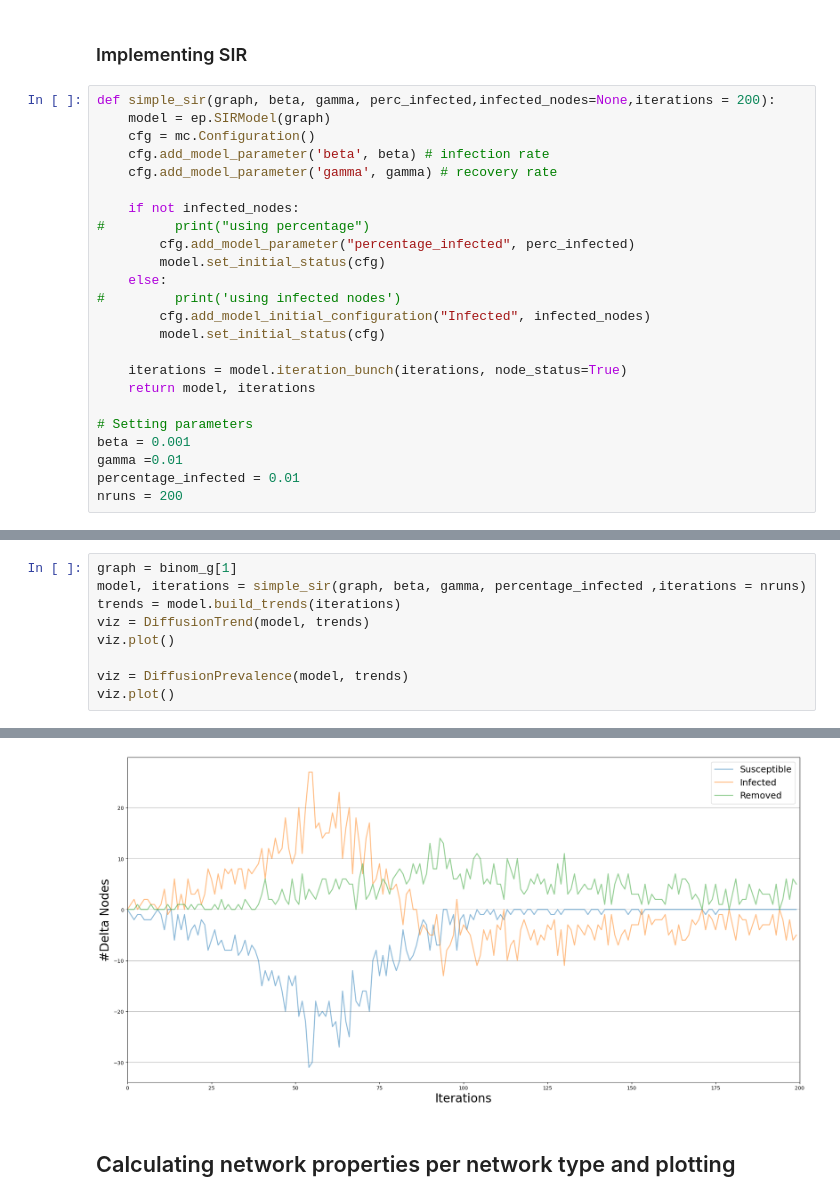
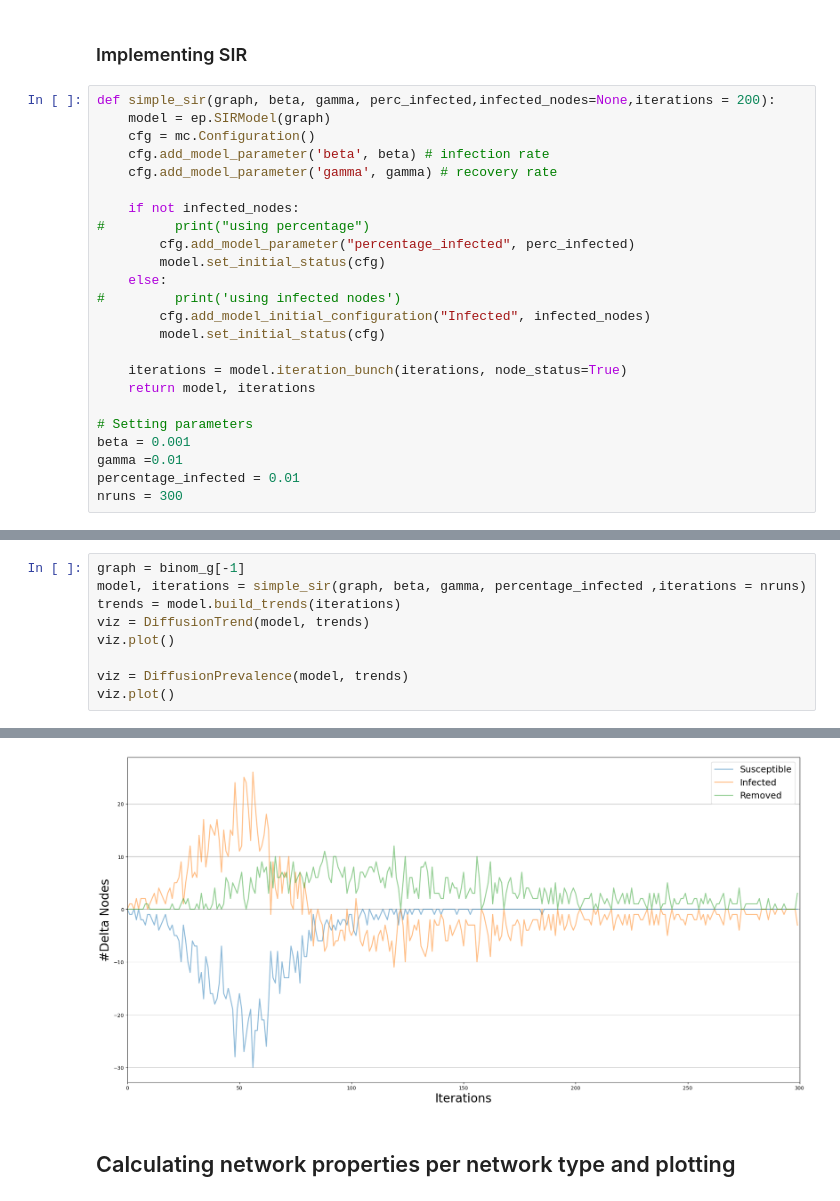
Before and after one commit to AleksSliw/Stochastic-and-spatial-models, a Jupyter notebook: Assigment II.ipynb, the cells around one changed output, grey strips where cells are left out. Saved outputs shown, nothing was run; the diff lists cells and outputs as text.

```diff
--- a/Assigment II.ipynb
+++ b/Assigment II.ipynb
@@ -546,4 +540,4 @@ def simple_sir(graph, beta, gamma, perc_infected,infected_nodes=None,iterations
 beta = 0.001
 gamma =0.01
 percentage_infected = 0.01
-nruns = 200
+nruns = 300
@@ -619,5 +575,5 @@ viz.plot()
 # %%
-graph = binom_g[1]
+graph = binom_g[-1]
 model, iterations = simple_sir(graph, beta, gamma, percentage_infected ,iterations = nruns)
 trends = model.build_trends(iterations)
 viz = DiffusionTrend(model, trends)
@@ -630,4 +586,4 @@ viz.plot()
-[figure, old version]
+[figure, new version]
 # %% [markdown]
 ## Calculating network properties per network type and plotting
 # %%
```
Also changed, not shown: parts of 51 cells of this notebook.
